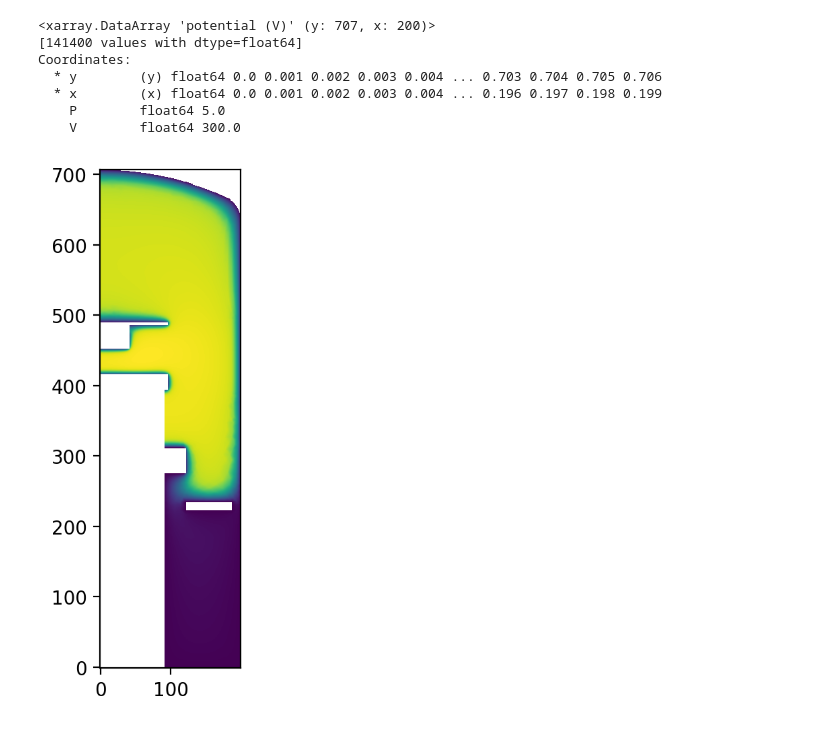
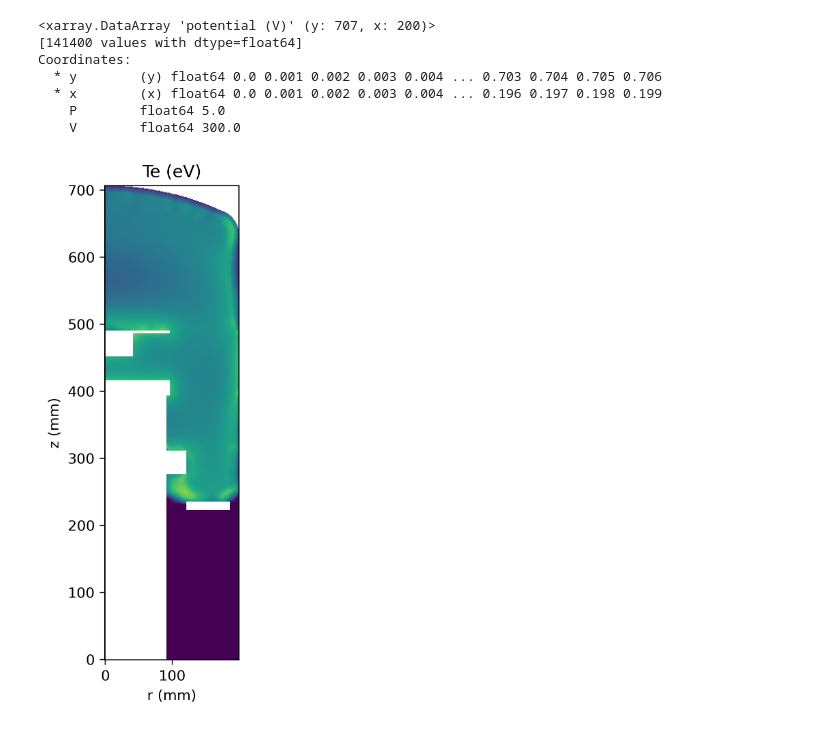
Before and after one commit to jarltc/2d-discharge-nn, a Jupyter notebook: data-vis.ipynb, the cells around one changed output. Drawn from its saved outputs; the diff is of its cells as text; code cells hidden in the pictures.

Commit message:
Make mesh plots for poster

```diff
--- a/data-vis.ipynb
+++ b/data-vis.ipynb
@@ -18,8 +19,12 @@ Coordinates:
     P        float64 5.0
     V        float64 300.0
 # %%
-fig, ax = plt.subplots(dpi=200)
-ax.imshow(ds['potential (V)'].sel(V=300,P=5), cmap='viridis', origin='lower')
+fig, ax = plt.subplots(dpi=300, figsize=(12, 6))
+ax.imshow(ds['Te (eV)'].sel(V=300,P=45), cmap='viridis', origin='lower')
 ax.set_aspect('equal')
+ax.set_title('Te (eV)')
+ax.set_ylabel('z (mm)')
+ax.set_xlabel('r (mm)')
+fig.savefig('/Users/jarl/Documents/阪大/research/ICDDPS-4/poster/grid.png', bbox_inches='tight')
 # %% [output]
-[figure, old version]
+[figure, new version]
```
Also changed, not shown: parts of 6 cells of this notebook.
